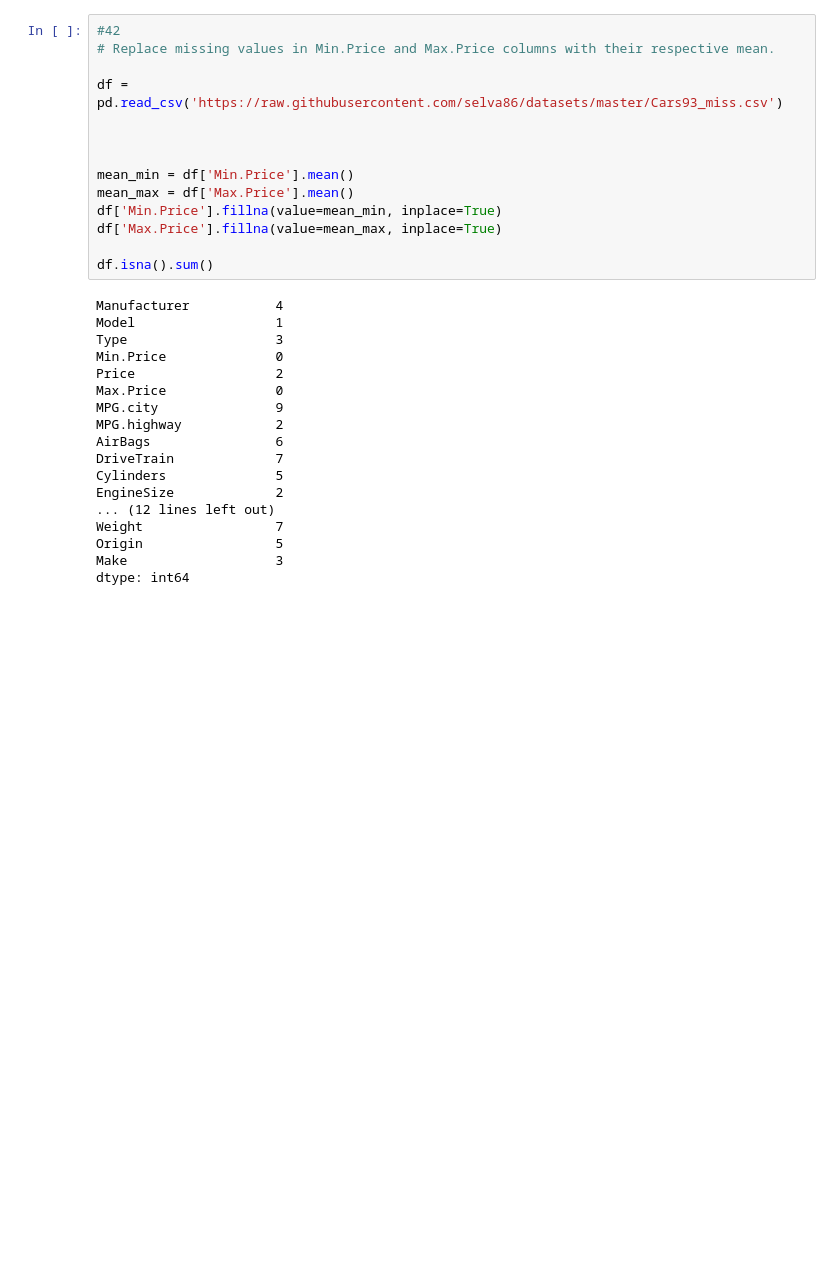
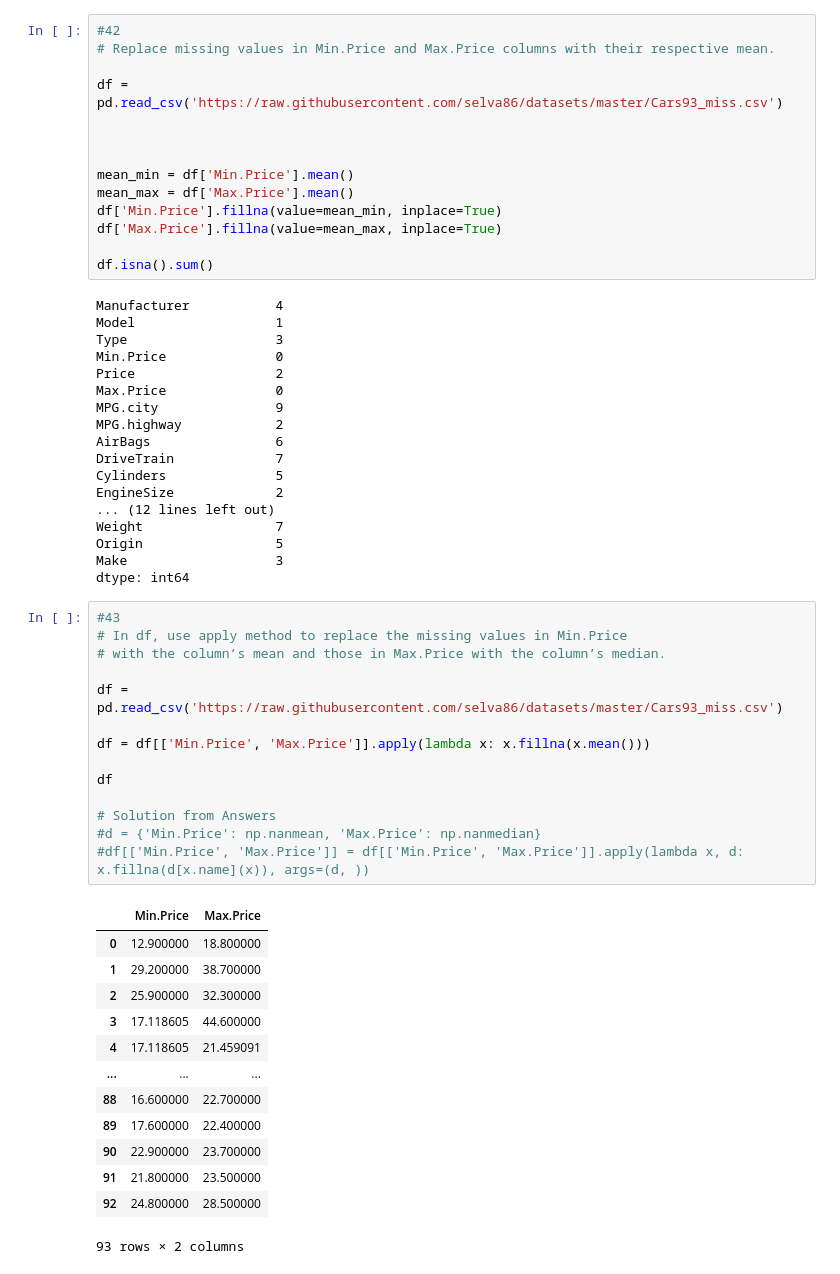
Before and after one commit to ian-james-johnson/numpy_pandas_visualization_exercises, a Jupyter notebook: 101_pandas_exercises.ipynb, the cells around one changed output. Cells and saved outputs as stored; diff of their text form; blank space fills up the shorter version.

```diff
--- a/101_pandas_exercises.ipynb
+++ b/101_pandas_exercises.ipynb
@@ -817,3 +817,31 @@ Weight                 7
 Origin                 5
 Make                   3
 dtype: int64
+# %%
+#43
+# In df, use apply method to replace the missing values in Min.Price
+# with the column’s mean and those in Max.Price with the column’s median.
+
+df = pd.read_csv('https://raw.githubusercontent.com/selva86/datasets/master/Cars93_miss.csv')
+
+df = df[['Min.Price', 'Max.Price']].apply(lambda x: x.fillna(x.mean()))
+
+df
+
+# Solution from Answers
+#d = {'Min.Price': np.nanmean, 'Max.Price': np.nanmedian}
+#df[['Min.Price', 'Max.Price']] = df[['Min.Price', 'Max.Price']].apply(lambda x, d: x.fillna(d[x.name](x)), args=(d, ))
+# %% [output]
+|  | Min.Price | Max.Price |
+| 0 | 12.900000 | 18.800000 |
+| 1 | 29.200000 | 38.700000 |
+| 2 | 25.900000 | 32.300000 |
+| 3 | 17.118605 | 44.600000 |
+| 4 | 17.118605 | 21.459091 |
+| ... | ... | ... |
+| 88 | 16.600000 | 22.700000 |
+| 89 | 17.600000 | 22.400000 |
+| 90 | 22.900000 | 23.700000 |
+| 91 | 21.800000 | 23.500000 |
+| 92 | 24.800000 | 28.500000 |
+93 rows × 2 columns
```
